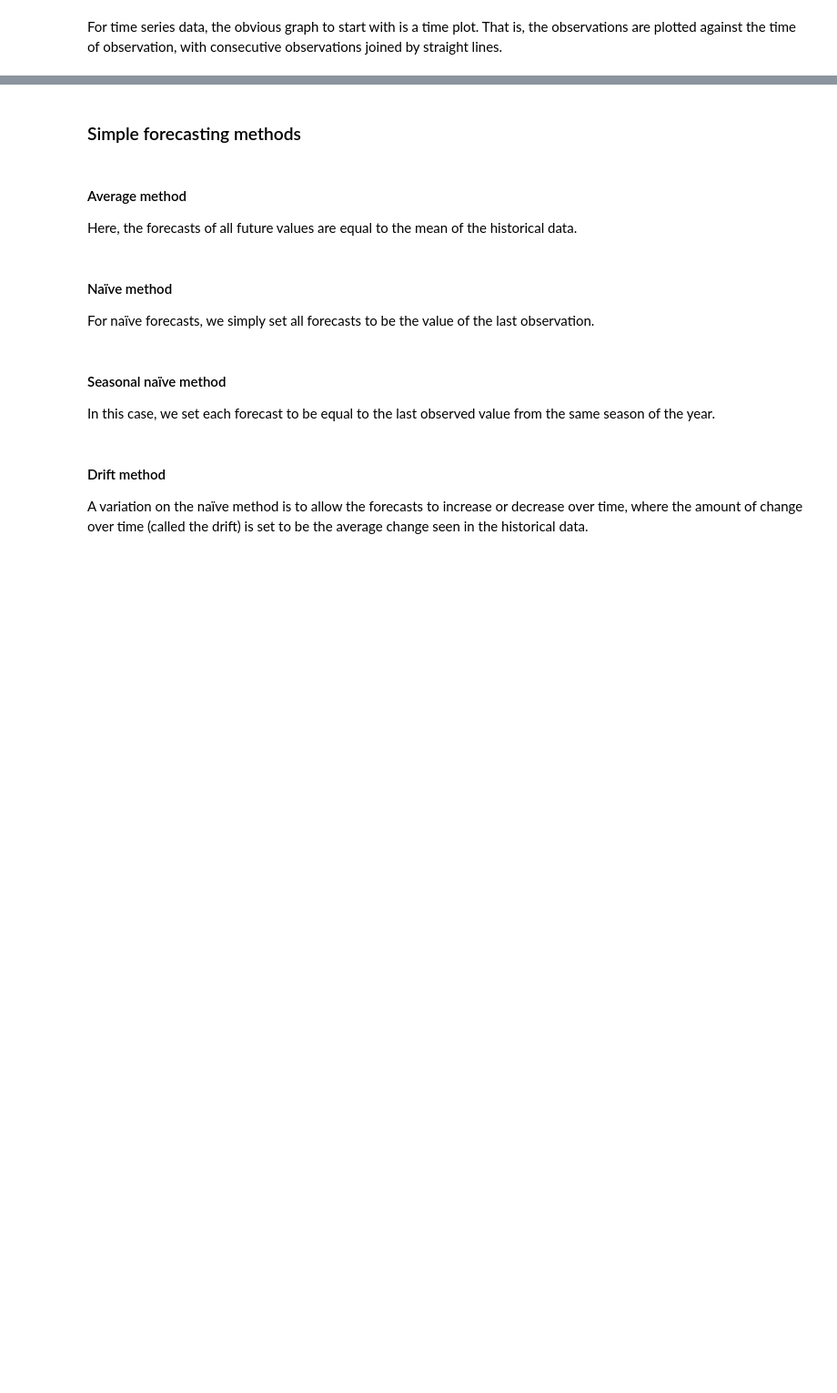
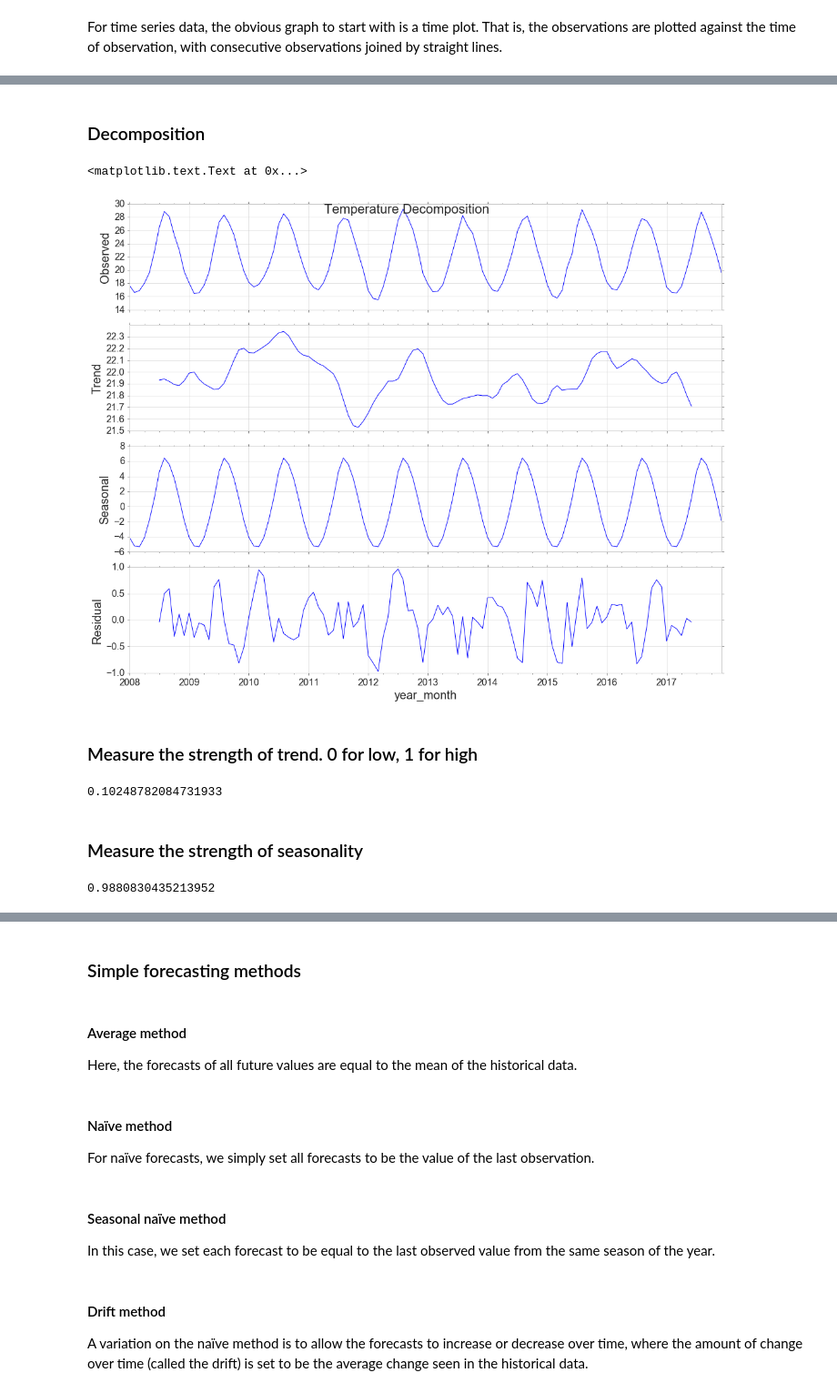
Before and after one commit to Deffro/Data-Science-Portfolio, a Jupyter notebook: Notebooks/Time Series Forecasting/main.ipynb, the cells around one changed output, grey strips where cells are left out. Shown: that part at 91% size. Saved outputs shown, nothing was run; the diff lists cells and outputs as text; code cells hidden in the pictures; blank space fills up the shorter version.

```diff
--- a/Notebooks/Time Series Forecasting/main.ipynb
+++ b/Notebooks/Time Series Forecasting/main.ipynb
@@ -67,0 +76,29 @@ plt.acorr(data['salinity_surface'], maxlags=12)
+# %% [markdown]
+### Decomposition
+# %%
+y = data[data['obs_id']==2][['year_month','temperatureSurface']]
+y = y.set_index('year_month')
+
+from pylab import rcParams
+rcParams['figure.figsize'] = 15, 12
+rcParams['axes.labelsize'] = 20
+rcParams['ytick.labelsize'] = 16
+rcParams['xtick.labelsize'] = 16
+decomposition = sm.tsa.seasonal_decompose(y, model='additive')
+decomp = decomposition.plot()
+decomp.suptitle('Temperature Decomposition', fontsize=22)
+# %% [output]
+<matplotlib.text.Text at 0x...>
+[figure, added]
+# %% [markdown]
+### Measure the strength of trend. 0 for low, 1 for high
+# %%
+max(0,(1-decomposition.resid.var()/(decomposition.resid+decomposition.trend).var())[0])
+# %% [output]
+0.10248782084731933
+# %% [markdown]
+### Measure the strength of seasonality
+# %%
+max(0,(1-decomposition.resid.var()/(decomposition.resid+decomposition.seasonal).var())[0])
+# %% [output]
+0.9880830435213952
```
Also changed, not shown: parts of 18 cells of this notebook.
